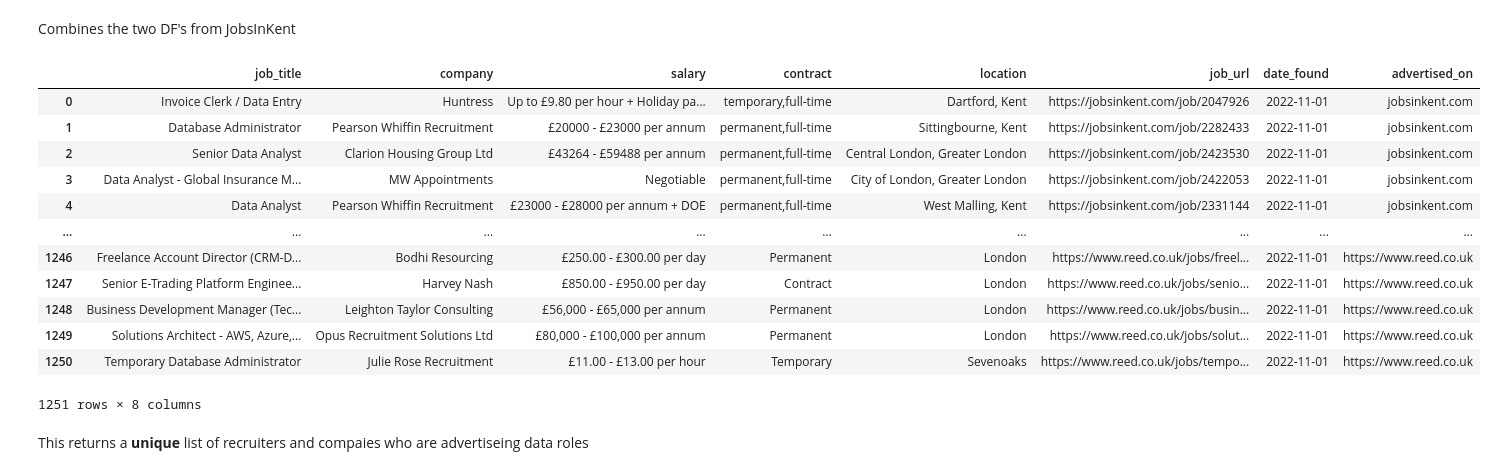
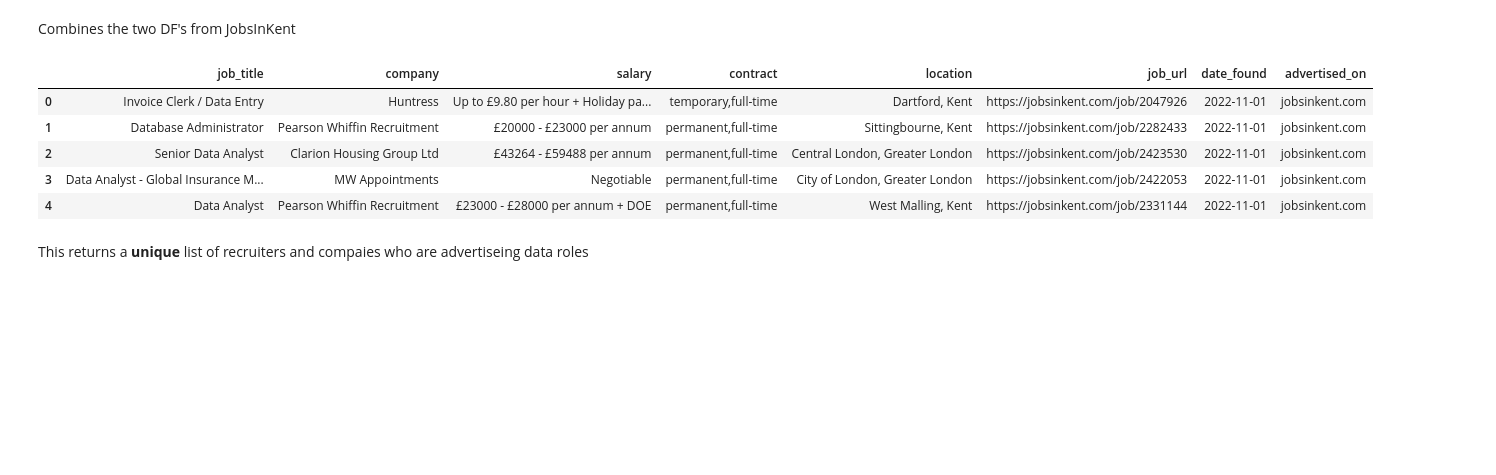
Before and after one commit to futureCodersSE/data-roles, a Jupyter notebook: Data_Roles_job_search.ipynb, the cells around one changed output. Saved outputs shown, nothing was run; the diff lists cells and outputs as text; code cells hidden in the pictures; blank space fills up the shorter version.

```diff
--- a/Data_Roles_job_search.ipynb
+++ b/Data_Roles_job_search.ipynb
@@ -30,16 +30,22 @@ Filter Term: This will filter the final database to only contain jobs with the F
 --NB: the filter term is case sensitve, 'data' will not pick up 'Database'
 # %%
 def user_imput():
-  search_term = input("Search Term: " )
-  search_center = input("Center of Search: ") #town, county
-  search_radius = int(input("Search Radius: " ))
+  search_term = input("Job Search Term (commer, spaces are allowed): " )
+  search_center = input("Center of Search (Town, County): ") #town, county
+  search_radius = int(input("Search Radius (Miles): " ))
 
   filter_term = input("Filter Term: ")
   if filter_term.lower() == "no":
     filter_term = None
+
+  save_state = False
+  query_save = input("Would you like to save and download the results of your search? (yes/no) ")
+  if query_save.lower() == "yes":
+    save_state = True
+  else:
+    save_state = False
+
   return search_term, search_center, search_radius, filter_term
 
-
-
 search_term, search_center, search_radius, filter_term = user_imput()
 # %% [output]
@@ -62,28 +70,18 @@ def creat_urls(search_term, search_center, search_radius):
 
   reed_center_str = search_center.replace(", ","%2C-")
 
-
   jobsinkent_valid_radius = np.array([1,2,5,10,20,30,40],dtype="int")
   jobsinkent_radius = find_valid_radius(search_radius, jobsinkent_valid_radius)
 
   reed_valid_radius = np.array([0,1,3,5,10,15,20,30,50],dtype="int")
   reed_radius = find_valid_radius(search_radius, reed_valid_radius)
 
-
   jobsinkent_url = "https://jobsinkent.com/search?q=" + jobsinkent_search_str + "&pl=1" + "&r=" + str(jobsinkent_radius)
   reed_url = "https://www.reed.co.uk/jobs?keywords=" + reed_search_str+"&location=" + reed_center_str + "&proximity=" + str(reed_radius)
   print(jobsinkent_url)
   print(reed_url)
 
-
-  save_state = False
-  query_save = input("Would you like to save and download the results of your search? (yes/no) ")
-  if query_save.lower() == "yes":
-    save_state = True
-  else:
-    save_state = False
-
-  return reed_url, jobsinkent_url, save_state
+  return reed_url, jobsinkent_url
 # %%
-reed_url, jobsinkent_url, save_state = creat_urls(search_term, search_center, search_radius)
+reed_url, jobsinkent_url = creat_urls(search_term, search_center, search_radius)
 # %% [output]
@@ -330,21 +328,14 @@ Combines the two DF's from JobsInKent
 # %%
 data_jobs_df = pd.DataFrame()
 
 data_jobs_df = data_jobs_df.append([jobsinkent_df,reed_df],ignore_index=True)
-display(data_jobs_df)
+display(data_jobs_df.head())
 # %% [output]
 |  | job_title | company | salary | contract | location | job_url | date_found | advertised_on |
 | 0 | Invoice Clerk / Data Entry | Huntress | Up to £9.80 per hour + Holiday pa... | temporary,full-time | Dartford, Kent | https://jobsinkent.com/job/2047926 | 2022-11-01 | jobsinkent.com |
 | 1 | Database Administrator | Pearson Whiffin Recruitment | £20000 - £23000 per annum | permanent,full-time | Sittingbourne, Kent | https://jobsinkent.com/job/2282433 | 2022-11-01 | jobsinkent.com |
 | 2 | Senior Data Analyst | Clarion Housing Group Ltd | £43264 - £59488 per annum | permanent,full-time | Central London, Greater London | https://jobsinkent.com/job/2423530 | 2022-11-01 | jobsinkent.com |
 | 3 | Data Analyst - Global Insurance M... | MW Appointments | Negotiable | permanent,full-time | City of London, Greater London | https://jobsinkent.com/job/2422053 | 2022-11-01 | jobsinkent.com |
 | 4 | Data Analyst | Pearson Whiffin Recruitment | £23000 - £28000 per annum + DOE | permanent,full-time | West Malling, Kent | https://jobsinkent.com/job/2331144 | 2022-11-01 | jobsinkent.com |
-| ... | ... | ... | ... | ... | ... | ... | ... | ... |
-| 1246 | Freelance Account Director (CRM-D... | Bodhi Resourcing | £250.00 - £300.00 per day | Permanent | London | https://www.reed.co.uk/jobs/freel... | 2022-11-01 | https://www.reed.co.uk |
-| 1247 | Senior E-Trading Platform Enginee... | Harvey Nash | £850.00 - £950.00 per day | Contract | London | https://www.reed.co.uk/jobs/senio... | 2022-11-01 | https://www.reed.co.uk |
-| 1248 | Business Development Manager (Tec... | Leighton Taylor Consulting | £56,000 - £65,000 per annum | Permanent | London | https://www.reed.co.uk/jobs/busin... | 2022-11-01 | https://www.reed.co.uk |
-| 1249 | Solutions Architect - AWS, Azure,... | Opus Recruitment Solutions Ltd | £80,000 - £100,000 per annum | Permanent | London | https://www.reed.co.uk/jobs/solut... | 2022-11-01 | https://www.reed.co.uk |
-| 1250 | Temporary Database Administrator | Julie Rose Recruitment | £11.00 - £13.00 per hour | Temporary | Sevenoaks | https://www.reed.co.uk/jobs/tempo... | 2022-11-01 | https://www.reed.co.uk |
-1251 rows × 8 columns
 # %% [markdown]
 This returns a **unique** list of recruiters and compaies who are advertiseing data roles
```
Also changed, not shown: parts of 10 cells of this notebook.
